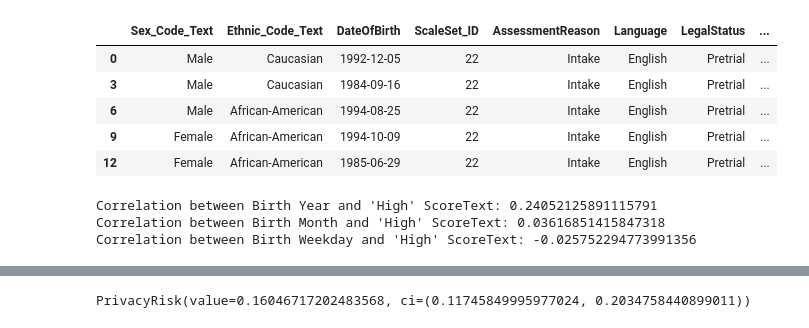
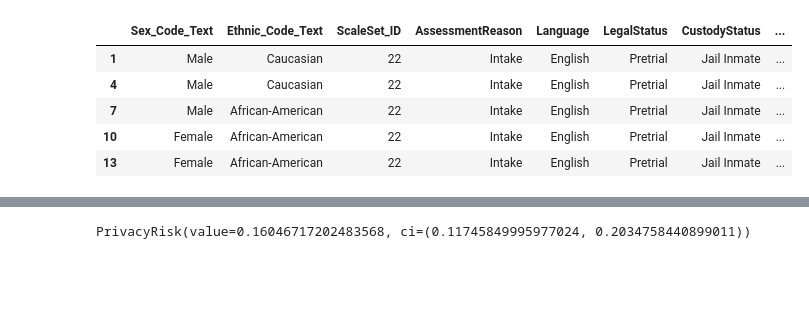
Before and after one commit to mkleinegger/data-synthesizer-evaluation, a Jupyter notebook: main.ipynb, the cells around one changed output, grey strips where cells are left out. Saved outputs shown, nothing was run; the diff lists cells and outputs as text; code cells hidden in the pictures; blank space fills up the shorter version.

```diff
--- a/main.ipynb
+++ b/main.ipynb
@@ -46,3 +46,13 @@ AssessmentType              object
 IsCompleted                  int64
 IsDeleted                    int64
 dtype: object
+# %%
+# Only use the scale for "Risk of Recidivism" (scale ID 8)
+raw_data = raw_data[raw_data['Scale_ID'] == 8]
+# %%
+# If we don't force 19** in the year, the dates are interpreted as 20** and 19** years (seemingly random)
+date_of_birth_timestamp = pd.to_datetime(raw_data['DateOfBirth'], format='%m/%d/%y').dt.strftime('%m/%d/19%y')
+date_of_birth_timestamp = pd.to_datetime(date_of_birth_timestamp, format='%m/%d/%Y')
+# %%
+# Add the year of birth to the data
+raw_data['YearOfBirth'] = date_of_birth_timestamp.dt.year
@@ -48,0 +92,3 @@ dtype: object
+# %%
+# Data cleaning: Change African-Am to African-American (since it has the same meaning)
+raw_data.loc[raw_data['Ethnic_Code_Text'] == 'African-Am', 'Ethnic_Code_Text'] = 'African-American'
@@ -49,45 +112,17 @@ dtype: object
 # %%
-
-# Only use the 7th scale for now
-real_data = real_data[real_data['Scale_ID'] == 7]
-
 # Remove all the columns that are not used for prediction
-real_data = real_data.drop(['Person_ID', 'AssessmentID', 'ScaleSet', 'Case_ID', 'Agency_Text', 'FirstName',
-                           'MiddleName', 'LastName', 'IsCompleted', 'IsDeleted', 'AssessmentType', 'Screening_Date', 'Scale_ID'], axis=1)
+processed_data = raw_data.drop(['Person_ID', 'AssessmentID', 'ScaleSet', 'Case_ID', 'Agency_Text', 'FirstName',
+                           'MiddleName', 'LastName', 'IsCompleted', 'IsDeleted', 'AssessmentType', 'Screening_Date', 'Scale_ID', 'DateOfBirth'], axis=1)
 
 # Remove everything that is predicted except for ScoreText (that we'll use for classification)
-real_data = real_data.drop(['RawScore', 'DecileScore', 'RecSupervisionLevel',
+processed_data = processed_data.drop(['RawScore', 'DecileScore', 'RecSupervisionLevel',
                            'RecSupervisionLevelText', 'DisplayText'], axis=1)
 
-# If we don't force 19** in the year, the dates are interpreted as 20** and 19** years (seemingly random)
-real_data['DateOfBirth'] = pd.to_datetime(real_data['DateOfBirth'], format='%m/%d/%y').dt.strftime('%m/%d/19%y')
-real_data['DateOfBirth'] = pd.to_datetime(real_data['DateOfBirth'], format='%m/%d/%Y')
-
-real_data.head()
+processed_data.head()
 # %% [output]
-|  | Sex_Code_Text | Ethnic_Code_Text | DateOfBirth | ScaleSet_ID | AssessmentReason | Language | LegalStatus | ... |
-| 0 | Male | Caucasian | 1992-12-05 | 22 | Intake | English | Pretrial | ... |
-| 3 | Male | Caucasian | 1984-09-16 | 22 | Intake | English | Pretrial | ... |
-| 6 | Male | African-American | 1994-08-25 | 22 | Intake | English | Pretrial | ... |
-| 9 | Female | African-American | 1994-10-09 | 22 | Intake | English | Pretrial | ... |
-| 12 | Female | African-American | 1985-06-29 | 22 | Intake | English | Pretrial | ... |
+|  | Sex_Code_Text | Ethnic_Code_Text | ScaleSet_ID | AssessmentReason | Language | LegalStatus | CustodyStatus | ... |
+| 1 | Male | Caucasian | 22 | Intake | English | Pretrial | Jail Inmate | ... |
+| 4 | Male | Caucasian | 22 | Intake | English | Pretrial | Jail Inmate | ... |
+| 7 | Male | African-American | 22 | Intake | English | Pretrial | Jail Inmate | ... |
+| 10 | Female | African-American | 22 | Intake | English | Pretrial | Jail Inmate | ... |
+| 13 | Female | African-American | 22 | Intake | English | Pretrial | Jail Inmate | ... |
-# %%
-real_data['YearOfBirth'] = real_data['DateOfBirth'].dt.year.astype(int)
-real_data['MonthOfBirth'] = real_data['DateOfBirth'].dt.month.astype(int)
-real_data['WeekdayOfBirth'] = real_data['DateOfBirth'].dt.weekday.astype(int)
-
-real_data['High_Score'] = (real_data['ScoreText'] == 'High').astype(int)
-
-# Calculate the correlation
-correlation = real_data['YearOfBirth'].corr(real_data['High_Score'])
-print("Correlation between Birth Year and 'High' ScoreText:", correlation)
-
-correlation = real_data['MonthOfBirth'].corr(real_data['High_Score'])
-print("Correlation between Birth Month and 'High' ScoreText:", correlation)
-
-correlation = real_data['WeekdayOfBirth'].corr(real_data['High_Score'])
-print("Correlation between Birth Weekday and 'High' ScoreText:", correlation)
-# %% [output]
-Correlation between Birth Year and 'High' ScoreText: 0.24052125891115791
-Correlation between Birth Month and 'High' ScoreText: 0.03616851415847318
-Correlation between Birth Weekday and 'High' ScoreText: -0.025752294773991356
```
Also changed, not shown: parts of 14 cells of this notebook.
